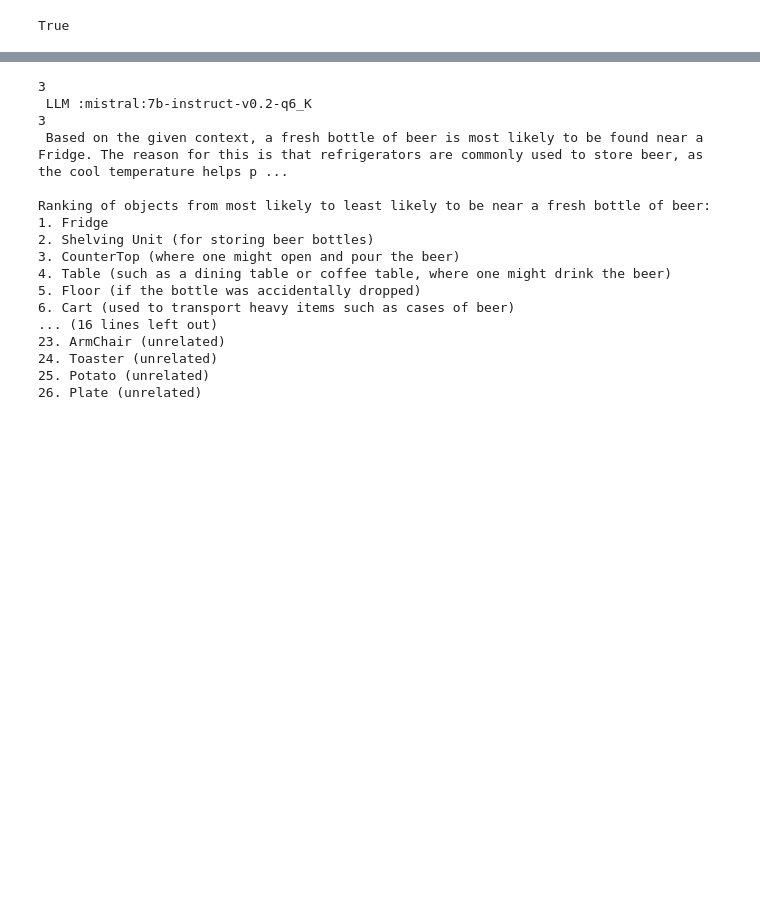
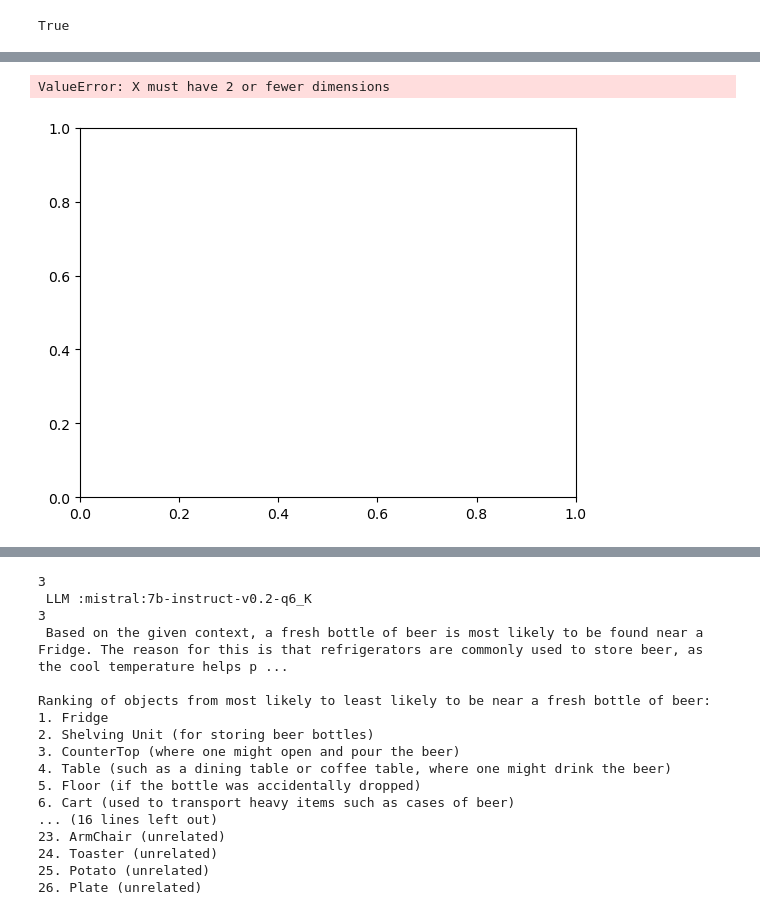
Before and after one commit to archie1983/llm_semantic_navigation, a Jupyter notebook: analyse_classification_results.ipynb, the cells around one changed output, grey strips where cells are left out. Drawn from its saved outputs; the diff is of its cells as text; code cells hidden in the pictures; blank space fills up the shorter version.

```diff
--- a/analyse_classification_results.ipynb
+++ b/analyse_classification_results.ipynb
@@ -315,3 +325,10 @@ svc_mean_time = 0.001060590821654307
+# %%
+data = [[np.random.rand(100)] for i in range(3)]
+plt.boxplot(data)
+#plt.xticks([1, 2, 3], ['mon', 'tue', 'wed'])
+# %% [output]
+ValueError: X must have 2 or fewer dimensions
+[figure, added]
 # %%
 from ae_gemma_llm import GemmaLLMControl
 from room_type import RoomType
```
Also changed, not shown: parts of 6 cells of this notebook, 3 other files.
